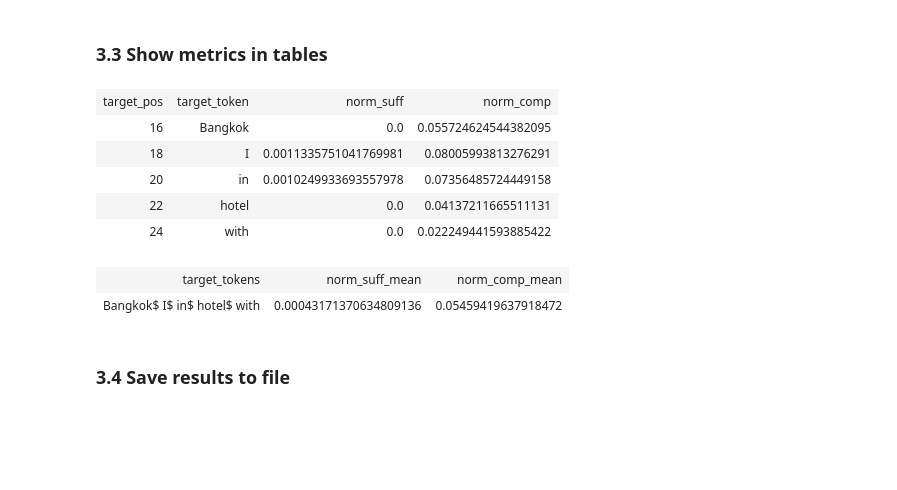
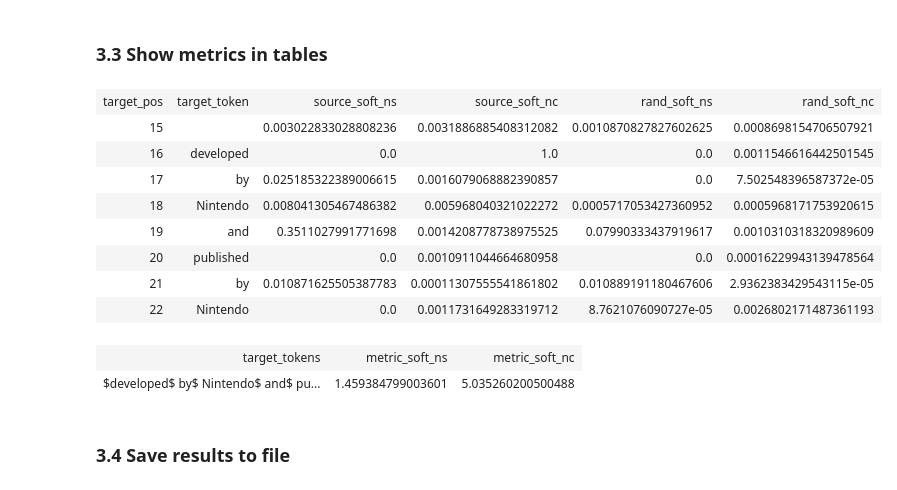
Before and after one commit to casszhao/ReAGent, a Jupyter notebook: src/notebook.ipynb, the cells around one changed output. Saved outputs shown, nothing was run; the diff lists cells and outputs as text; code cells hidden in the pictures; blank space fills up the shorter version.

```diff
--- a/src/notebook.ipynb
+++ b/src/notebook.ipynb
@@ -19,10 +20,11 @@ input_string = "When my flight landed in Thailand. I was staying in the capital
+# %%
+max_inference_length = 8
+input_string = "Super Mario Land is a 1989 side-scrolling platform video game "
 # %% [markdown]
 ### 1.4 Run prediction
 # %%
-import torch
-
 input_ids = tokenizer(input_string, return_tensors='pt')['input_ids'][0].to(model.device)
-generated_ids = model.generate(input_ids=torch.unsqueeze(input_ids, 0), max_length=max_length, do_sample=False)[0]
+generated_ids = model.generate(input_ids=torch.unsqueeze(input_ids, 0), max_length=(input_ids.shape[0] + max_inference_length), do_sample=False)[0]
 generated_texts = [ tokenizer.decode(token) for token in generated_ids ]
 print(f'generated full sequence --> {generated_texts}')
 # %% [output]
@@ -48,7 +50,7 @@ token_sampler = POSTagTokenSampler(tokenizer=tokenizer, device=device)
 stopping_condition_evaluator = TopKStoppingConditionEvaluator(
     model=model,
     token_sampler=token_sampler,
-    top_k=10,
+    top_k=3,
     top_n=rational_size,
     top_n_ratio=rational_size_ratio,
     tokenizer=tokenizer
@@ -152,7 +154,7 @@ s
 # %% [markdown]
 ### 3.1 Configure evaluation
 # %%
-metric_stride = 2
+metric_stride = 1
 # %% [markdown]
 ### 3.2 Compute metrics
 # %%
@@ -201,28 +226,31 @@ norm_suff_mean: 0.00043171370634809136, norm_comp_mean: 0.05459419637918472
 # %%
 import tabulate
 from IPython.display import HTML, display
 
 table_details_html = tabulate.tabulate(table_details, tablefmt='html')
 
 display(HTML(table_details_html))
 
 table_mean = [
-        [ "target_tokens", "norm_suff_mean", "norm_comp_mean" ],
-        [ "$".join(target_token_all), norm_suff_mean.item(), norm_comp_mean.item() ]
+        [ "target_tokens", "metric_soft_ns", "metric_soft_nc" ],
+        [ "$".join(target_token_all), metric_soft_ns.item(), metric_soft_nc.item() ]
     ]
 
 table_mean_html = tabulate.tabulate(table_mean, tablefmt='html')
 
 display(HTML(table_mean_html))
 # %% [output]
-| target_pos | target_token | norm_suff | norm_comp |
-| 16 | Bangkok | 0.0 | 0.055724624544382095 |
-| 18 | I | 0.0011335751041769981 | 0.08005993813276291 |
-| 20 | in | 0.0010249933693557978 | 0.07356485724449158 |
-| 22 | hotel | 0.0 | 0.04137211665511131 |
-| 24 | with | 0.0 | 0.022249441593885422 |
+| target_pos | target_token | source_soft_ns | source_soft_nc | rand_soft_ns | rand_soft_nc |
+| 15 |  | 0.003022833028808236 | 0.0031886885408312082 | 0.0010870827827602625 | 0.0008698154706507921 |
+| 16 | developed | 0.0 | 1.0 | 0.0 | 0.0011546616442501545 |
+| 17 | by | 0.025185322389006615 | 0.0016079068882390857 | 0.0 | 7.502548396587372e-05 |
+| 18 | Nintendo | 0.008041305467486382 | 0.005968040321022272 | 0.0005717053427360952 | 0.0005968171753920615 |
+| 19 | and | 0.3511027991771698 | 0.0014208778738975525 | 0.07990333437919617 | 0.0010310318320989609 |
+| 20 | published | 0.0 | 0.0010911044664680958 | 0.0 | 0.00016229943139478564 |
+| 21 | by | 0.010871625505387783 | 0.00011307555541861802 | 0.010889191180467606 | 2.9362383429543115e-05 |
+| 22 | Nintendo | 0.0 | 0.0011731649283319712 | 8.7621076090727e-05 | 0.0026802171487361193 |
-| target_tokens | norm_suff_mean | norm_comp_mean |
-| Bangkok$ I$ in$ hotel$ with | 0.00043171370634809136 | 0.05459419637918472 |
+| target_tokens | metric_soft_ns | metric_soft_nc |
+| $developed$ by$ Nintendo$ and$ pu... | 1.459384799003601 | 5.035260200500488 |
 # %% [markdown]
 ### 3.4 Save results to file
 # %%
```
Also changed, not shown: parts of 8 cells of this notebook.
